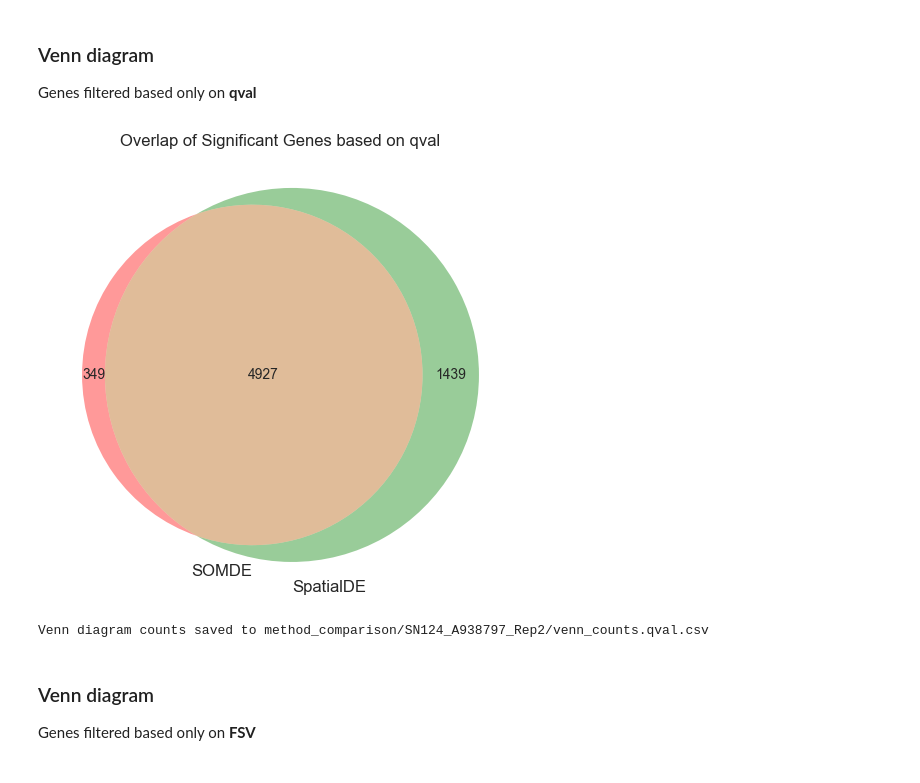
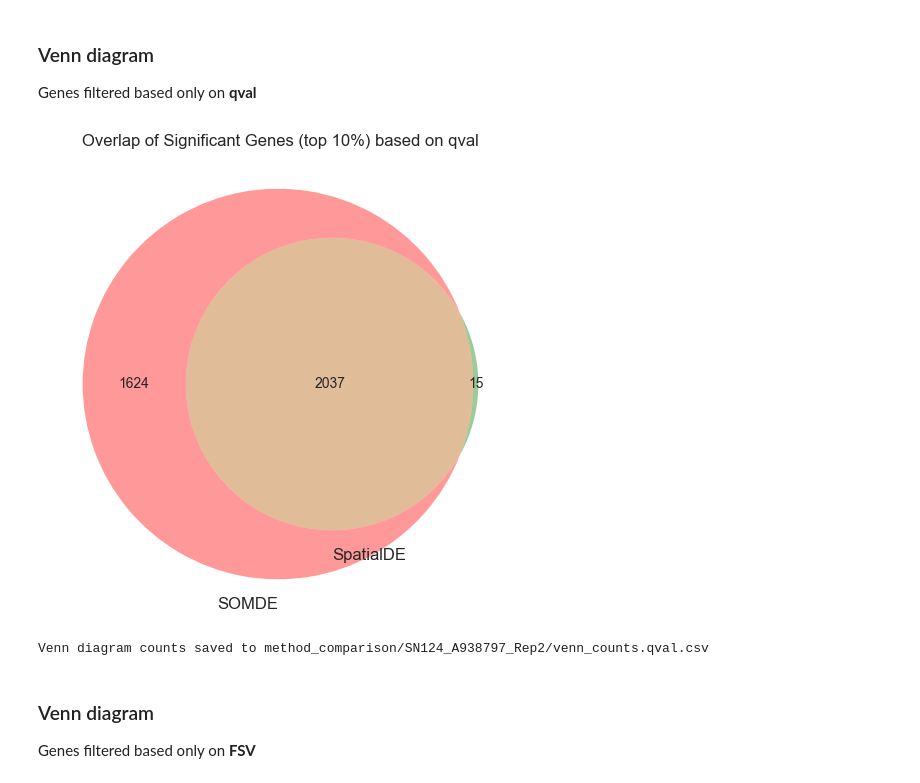
Before and after one commit to nikolienka24/IV114_ST, a Jupyter notebook: method_comparison_plots.svgs.ipynb, the cells around one changed output. Drawn from its saved outputs; the diff is of its cells as text; code cells hidden in the pictures.

```diff
--- a/method_comparison_plots.svgs.ipynb
+++ b/method_comparison_plots.svgs.ipynb
@@ -8,8 +7,7 @@ Variables that can be modified in this notebook or None
 ---
 **Set following variables if you are running notebook interactively.**
 # %%
-qval_default = 0.05
-fsv_default = 0.8
+top_frac_default = 0.1
 input_path_folder_default = "somde_results/SN124_A938797_Rep2/"
 suppress_warnings_default = False
 # %% [markdown]
@@ -130,0 +118,15 @@ SpatialDE selected genes: 53
+# %%
+# q-value cutoff
+somde_qval_cut = somde_res["qval"].quantile(TOP_FRAC)
+spatialde_qval_cut = spatialde_res["qval"].quantile(TOP_FRAC)
+
+# Select top 10% qvalue
+somde_top_qval = somde_res[somde_res["qval"] <= somde_qval_cut]
+spatialde_top_qval = spatialde_res[spatialde_res["qval"] <= spatialde_qval_cut]
+
+set_somde_qval = set(somde_top_qval["g"])
+set_spatialde_qval = set(spatialde_top_qval["g"])
+
+print("\n=== Top 10% by q-value ===")
+print("SOMDE:", len(set_somde_qval))
+print("SpatialDE:", len(set_spatialde_qval))
@@ -208,29 +224,37 @@ Venn diagram counts saved to method_comparison/SN124_A938797_Rep2/venn_counts.qv
 ### Venn diagram
 Genes filtered based only on **qval**
 # %%
-somde_selected_qval = somde_res[(somde_res['qval'] <= QVAL_TH)]
-spatialde_selected_qval = spatialde_res[(spatialde_res['qval'] <= QVAL_TH)]
-
-set_somde = set(somde_selected_qval["g"])
-set_spatialde = set(spatialde_selected_qval["g"])
-
+# Plot venn diagram
 plt.figure(figsize=(6, 6))
-venn2([set_somde, set_spatialde], set_labels=("SOMDE", "SpatialDE"))
-plt.title("Overlap of Significant Genes based on qval")
-plt.savefig("figures/show/method_comparison/" + DATA_FOLDER_NAME + "/venn_diagram.png", dpi=300, bbox_inches='tight')
+venn2([set_somde_qval, set_spatialde_qval], set_labels=("SOMDE", "SpatialDE"))
+plt.title("Overlap of Significant Genes (top 10%) based on qval")
+plt.savefig(
+    f"figures/show/method_comparison/{DATA_FOLDER_NAME}/venn_diagram.qval.png",
+    dpi=300, bbox_inches='tight'
+)
 plt.show()
 
-only_somde = set_somde - set_spatialde
-only_spatialde = set_spatialde - set_somde
-both = set_somde & set_spatialde
+# Counts
+only_somde = set_somde_qval - set_spatialde_qval
+only_spatialde = set_spatialde_qval - set_somde_qval
+both = set_somde_qval & set_spatialde_qval
+
+# Save counts
 venn_df = pd.DataFrame({
     "Category": ["Only SOMDE", "Only SpatialDE", "Both"],
     "Count": [len(only_somde), len(only_spatialde), len(both)]
 })
-venn_df.to_csv("method_comparison/" + DATA_FOLDER_NAME + "/venn_counts.qval.csv", index=False)
-print("Venn diagram counts saved to " + "method_comparison/" + DATA_FOLDER_NAME + "/venn_counts.qval.csv")
+
+venn_df.to_csv(
+    f"method_comparison/{DATA_FOLDER_NAME}/venn_counts.qval.csv",
+    index=False
+)
+
+print(
+    f"Venn diagram counts saved to method_comparison/{DATA_FOLDER_NAME}/venn_counts.qval.csv"
+)
 # %% [output]
-[figure, old version]
+[figure, new version]
 Venn diagram counts saved to method_comparison/SN124_A938797_Rep2/venn_counts.qval.csv
 # %% [markdown]
 ### Venn diagram
```
Also changed, not shown: parts of 10 cells of this notebook.
